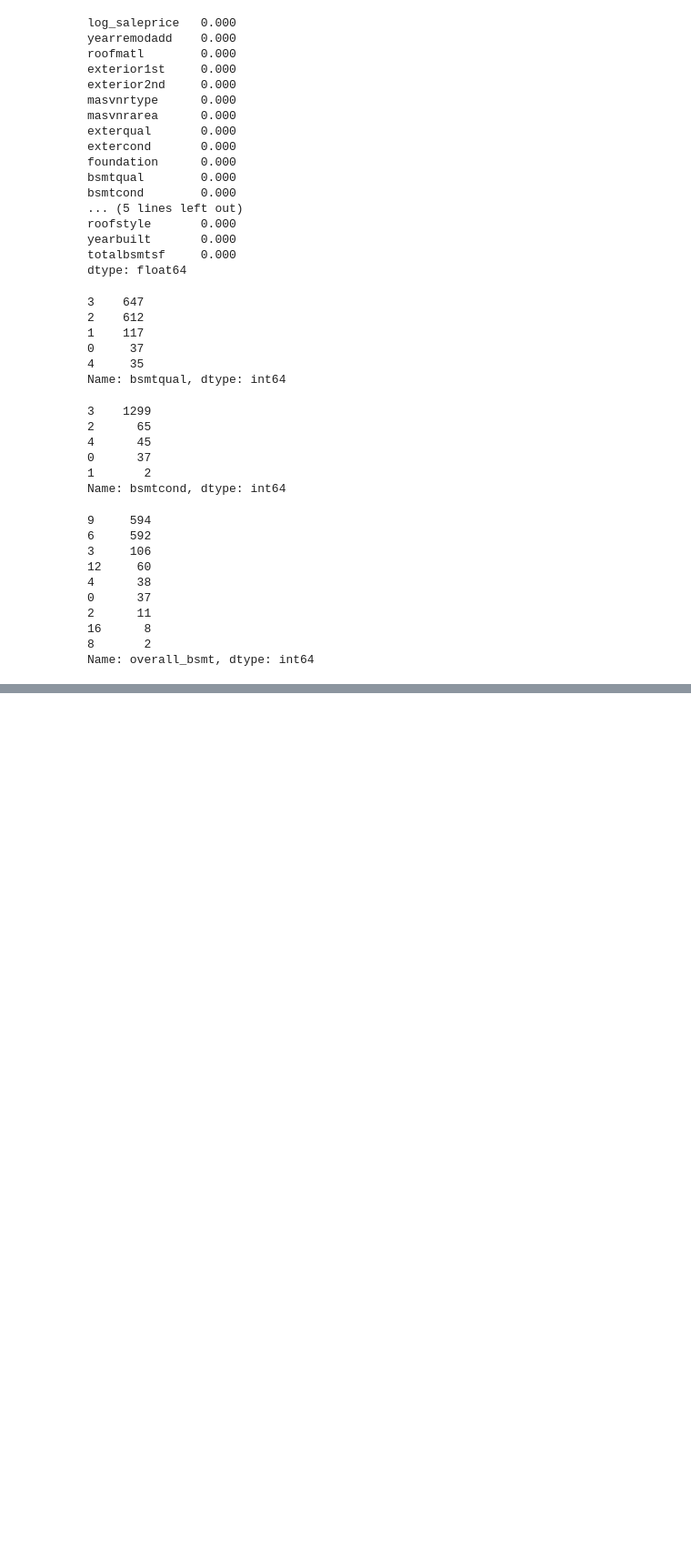
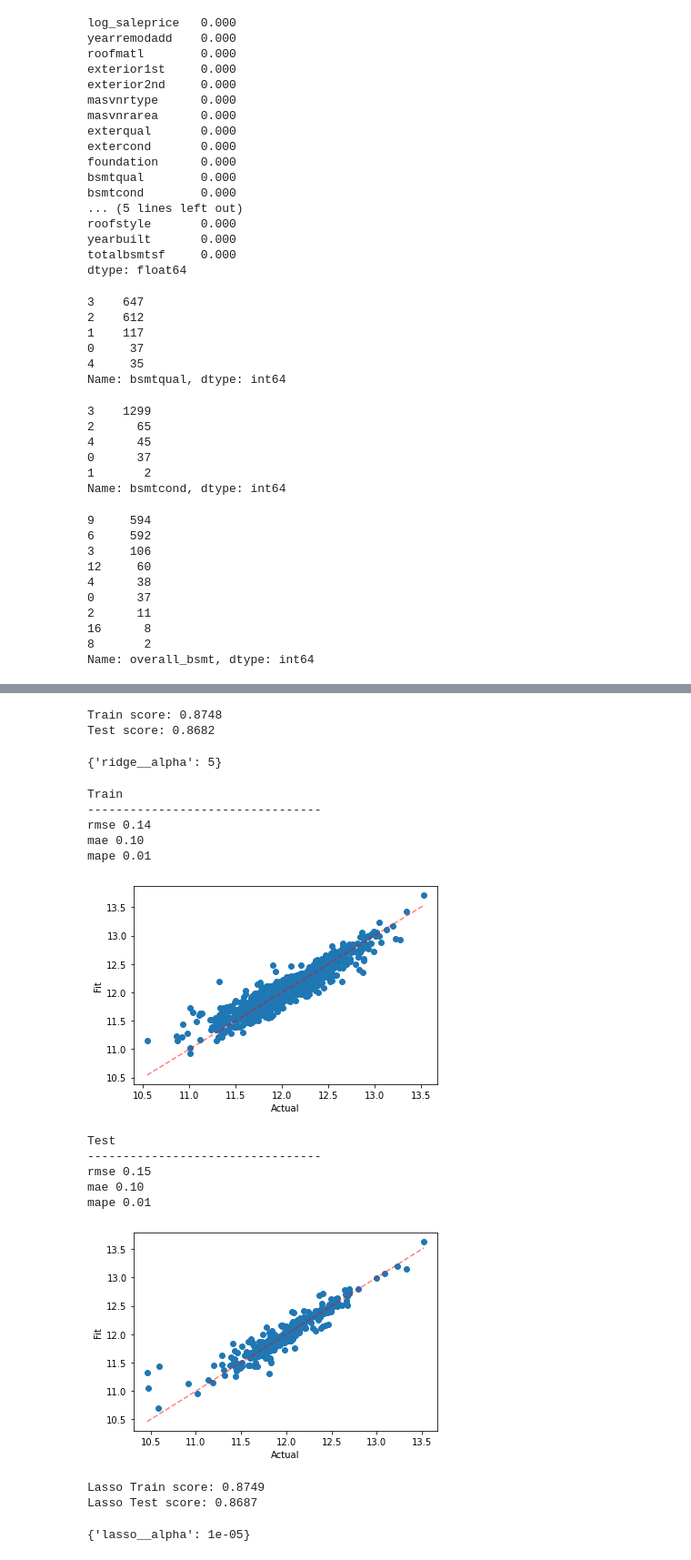
Before and after one commit to mgalaviz1/my_work, a Jupyter notebook: week6_linear_regression/lr_challenge.ipynb, the cells around one changed output, grey strips where cells are left out. Shown: that part at 91% size. Drawn from its saved outputs; the diff is of its cells as text; code cells hidden in the pictures; blank space fills up the shorter version.

```diff
--- a/week6_linear_regression/lr_challenge.ipynb
+++ b/week6_linear_regression/lr_challenge.ipynb
@@ -664,0 +724,52 @@ plt.show()
+# %%
+# fmt: off
+preprocessing = ColumnTransformer([
+    ('leaveoneoutencoder', LeaveOneOutEncoder(), cat_cols),
+    ('scale', StandardScaler(), num_cols)
+], remainder='passthrough')
+# fmt: on
+# %%
+# fmt: off
+pipeline = Pipeline([
+    ('preprocessing', preprocessing),
+    ("ridge", Ridge())
+])
+# fmt: on
+# %%
+grid = {
+    "ridge__alpha": [5, 10, 25]
+}
+# %%
+ridge_pipeline_cv = GridSearchCV(pipeline, grid)
+ridge_pipeline_cv.fit(X_train, y_train)
+
+print(f"Train score: {ridge_pipeline_cv.score(X_train, y_train):.4f}")
+print(f"Test score: {ridge_pipeline_cv.score(X_test, y_test):.4f}")
+# %% [output]
+Train score: 0.8748
+Test score: 0.8682
+# %%
+ridge_pipeline_cv.best_params_
+# %% [output]
+{'ridge__alpha': 5}
+# %%
+y_pred_train = ridge_pipeline_cv.predict(X_train)
+y_pred_test = ridge_pipeline_cv.predict(X_test)
+
+print("Train\n---------------------------------")
+eval_preds(y_train, y_pred_train)
+print("Test\n---------------------------------")
+eval_preds(y_test, y_pred_test)
+# %% [output]
+Train
+---------------------------------
+rmse 0.14
+mae 0.10
+mape 0.01
+[figure, added]
+Test
+---------------------------------
+rmse 0.15
+mae 0.10
+mape 0.01
+[figure, added]
@@ -664,0 +785,13 @@ plt.show()
+# %%
+lasso_pipeline_cv = GridSearchCV(pipeline, grid)
+lasso_pipeline_cv.fit(X_train, y_train)
+
+print(f"Lasso Train score: {lasso_pipeline_cv.score(X_train, y_train):.4f}")
+print(f"Lasso Test score: {lasso_pipeline_cv.score(X_test, y_test):.4f}")
+# %% [output]
+Lasso Train score: 0.8749
+Lasso Test score: 0.8687
+# %%
+lasso_pipeline_cv.best_params_
+# %% [output]
+{'lasso__alpha': 1e-05}
```
Also changed, not shown: parts of 43 cells of this notebook.
